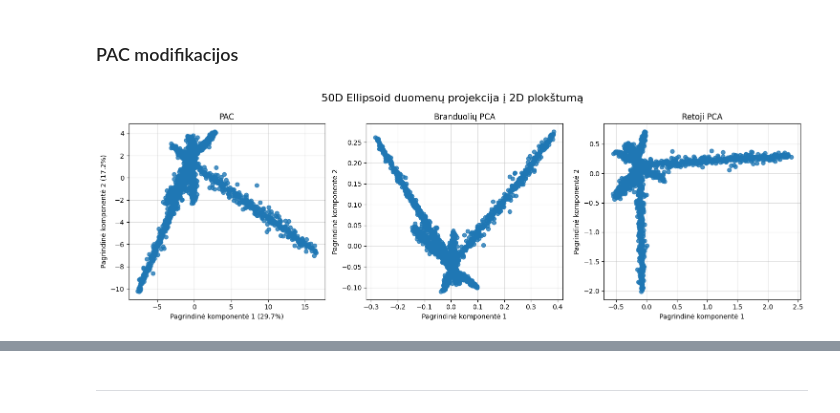
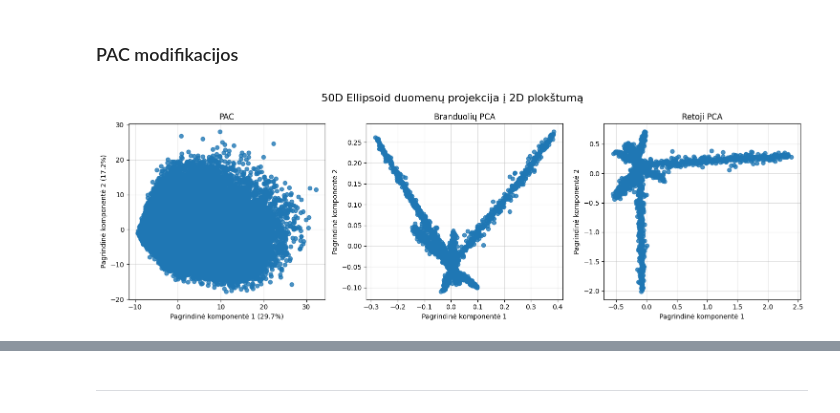
Before and after one commit to EvelinaDu/Papildomi_duomenu_vizualizavimo_skyriai, a Jupyter notebook: Algoritmas/kodas.ipynb, the cells around one changed output, grey strips where cells are left out. Drawn from its saved outputs; the diff is of its cells as text; code cells hidden in the pictures.

```diff
--- a/Algoritmas/kodas.ipynb
+++ b/Algoritmas/kodas.ipynb
@@ -481,29 +481,29 @@ ellipsoid_transformed_SPCA = sparce_pca.fit_transform(df_ellipsoid)
 # %%
 fig, (ax1, ax2, ax3) = plt.subplots(1, 3, figsize=(15,5))
 
-ax1.scatter(transformed_ellipsoid1[:, 0], transformed_ellipsoid1[:, 1], alpha=0.8)
+ax1.scatter(transformed_train1[:, 0], transformed_train1[:, 1], alpha=0.8)
 ax1.set_title("PAC")
 ax1.set_xlabel(f"Pagrindinė komponentė 1 ({variance_ellipsoid1_proc[0]}%)")
 ax1.set_ylabel(f"Pagrindinė komponentė 2 ({variance_ellipsoid1_proc[1]}%)")
 ax1.grid(alpha=0.4)
 ax1.set_axisbelow(True)
 
 ax2.scatter(ellipsoid_transformed_KPCA[:, 0], ellipsoid_transformed_KPCA[:, 1], alpha=0.8)
 ax2.set_title("Branduolių PCA")
 ax2.set_xlabel(f"Pagrindinė komponentė 1")
 ax2.set_ylabel(f"Pagrindinė komponentė 2")
 ax2.grid(alpha=0.4)
 ax2.set_axisbelow(True)
 
 ax3.scatter(ellipsoid_transformed_SPCA[:, 0], ellipsoid_transformed_SPCA[:, 1], alpha=0.8)
 ax3.set_title("Retoji PCA")
 ax3.set_xlabel(f"Pagrindinė komponentė 1")
 ax3.set_ylabel(f"Pagrindinė komponentė 2")
 ax3.grid(alpha=0.4)
 ax3.set_axisbelow(True)
 
 plt.suptitle("50D Ellipsoid duomenų projekcija į 2D plokštumą", fontsize=16)
 plt.tight_layout()
 plt.show()
 # %% [output]
-[figure, old version]
+[figure, new version]
```
Also changed, not shown: parts of 8 cells of this notebook.
